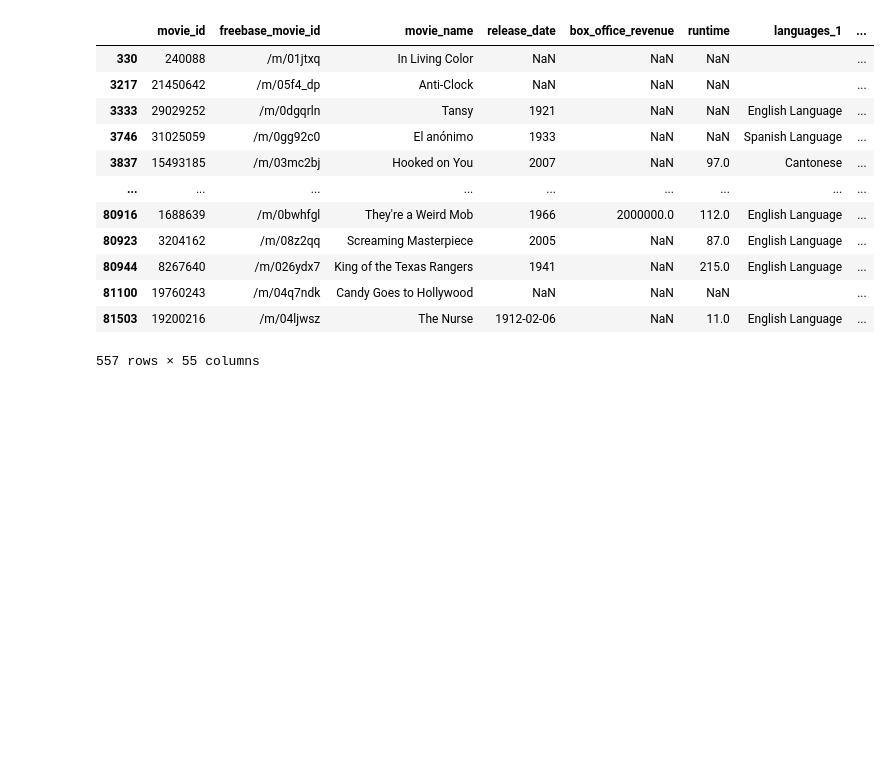
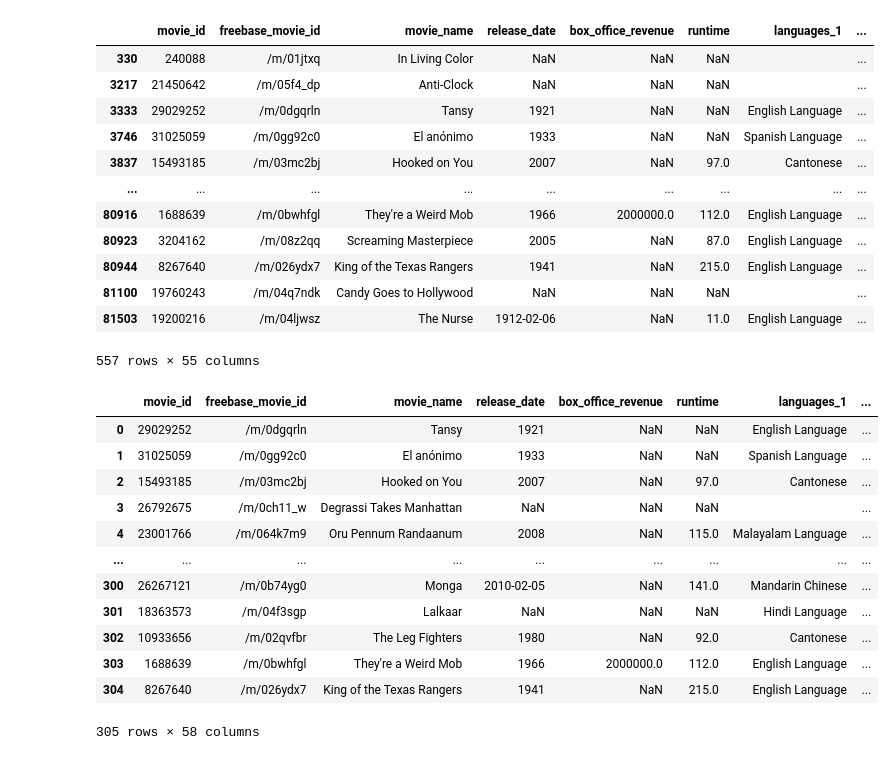
Before and after one commit to epfl-ada/ada-2022-project-adlucere2022, a Jupyter notebook: merge.ipynb, the cells around one changed output. Saved outputs shown, nothing was run; the diff lists cells and outputs as text; code cells hidden in the pictures; blank space fills up the shorter version.

Commit message:
Merge lexical data

```diff
--- a/merge.ipynb
+++ b/merge.ipynb
@@ -326,3 +324,23 @@ gender_merged
 | 81100 | 19760243 | /m/04q7ndk | Candy Goes to Hollywood | NaN | NaN | NaN |  | ... |
 | 81503 | 19200216 | /m/04ljwsz | The Nurse | 1912-02-06 | NaN | 11.0 | English Language | ... |
 557 rows × 55 columns
+# %%
+lexical_data = pd.read_csv(DATA_PATHWAY + 'plot_lexicon.csv', sep=',').drop(labels=['plot_summary'], axis=1)
+merged_data = pd.merge(gender_merged, lexical_data, left_on='movie_id', right_on='movie_id')
+merged_data['pn'] = merged_data['positive_count']/(merged_data['positive_count']+merged_data['negative_count'])
+
+merged_data
+# %% [output]
+|  | movie_id | freebase_movie_id | movie_name | release_date | box_office_revenue | runtime | languages_1 | ... |
+| 0 | 29029252 | /m/0dgqrln | Tansy | 1921 | NaN | NaN | English Language | ... |
+| 1 | 31025059 | /m/0gg92c0 | El anónimo | 1933 | NaN | NaN | Spanish Language | ... |
+| 2 | 15493185 | /m/03mc2bj | Hooked on You | 2007 | NaN | 97.0 | Cantonese | ... |
+| 3 | 26792675 | /m/0ch11_w | Degrassi Takes Manhattan | NaN | NaN | NaN |  | ... |
+| 4 | 23001766 | /m/064k7m9 | Oru Pennum Randaanum | 2008 | NaN | 115.0 | Malayalam Language | ... |
+| ... | ... | ... | ... | ... | ... | ... | ... | ... |
+| 300 | 26267121 | /m/0b74yg0 | Monga | 2010-02-05 | NaN | 141.0 | Mandarin Chinese | ... |
+| 301 | 18363573 | /m/04f3sgp | Lalkaar | NaN | NaN | NaN | Hindi Language | ... |
+| 302 | 10933656 | /m/02qvfbr | The Leg Fighters | 1980 | NaN | 92.0 | Cantonese | ... |
+| 303 | 1688639 | /m/0bwhfgl | They're a Weird Mob | 1966 | 2000000.0 | 112.0 | English Language | ... |
+| 304 | 8267640 | /m/026ydx7 | King of the Texas Rangers | 1941 | NaN | 215.0 | English Language | ... |
+305 rows × 58 columns
```
Also changed, not shown: parts of 3 cells of this notebook, 1 other file.
